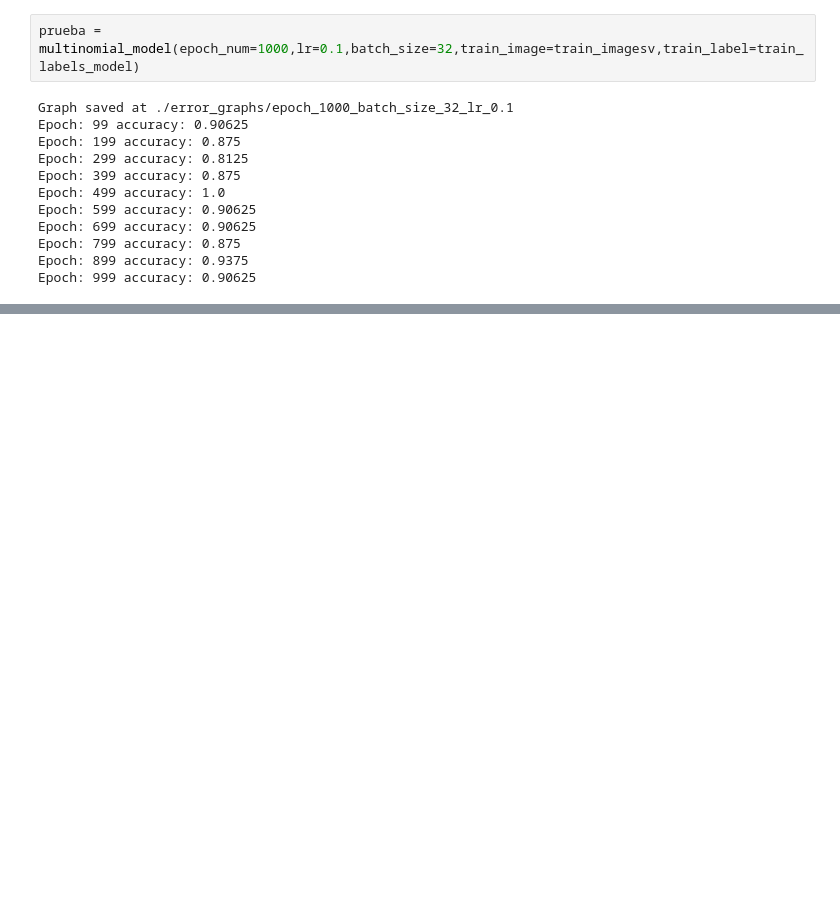
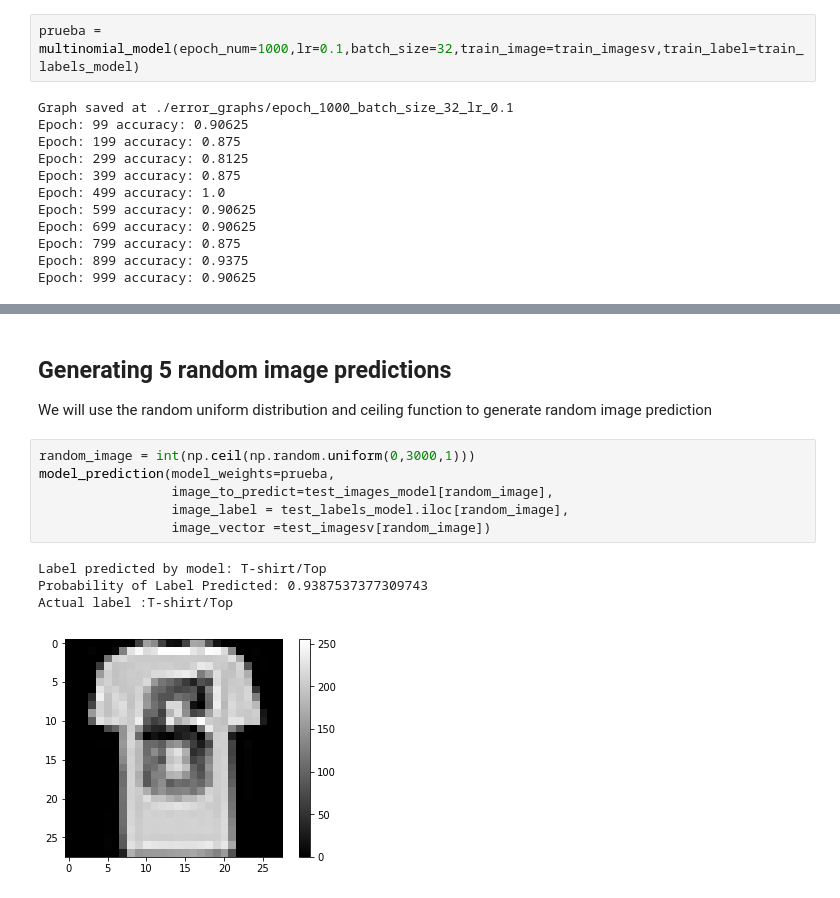
Before and after one commit to Tepi994/Statistical-Learning1, a Jupyter notebook: logistic_regression/Fashion_mnist.ipynb, the cells around one changed output, grey strips where cells are left out. Drawn from its saved outputs; the diff is of its cells as text; blank space fills up the shorter version.

Commit message:
classification function added

```diff
--- a/logistic_regression/Fashion_mnist.ipynb
+++ b/logistic_regression/Fashion_mnist.ipynb
@@ -358,0 +501,15 @@ len(prueba[0])
+# %% [markdown]
+## Generating 5 random image predictions
+
+We will use the random uniform distribution and ceiling function to generate random image prediction
+# %%
+random_image = int(np.ceil(np.random.uniform(0,3000,1)))
+model_prediction(model_weights=prueba,
+                 image_to_predict=test_images_model[random_image],
+                 image_label = test_labels_model.iloc[random_image],
+                 image_vector =test_imagesv[random_image])
+# %% [output]
+Label predicted by model: T-shirt/Top
+Probability of Label Predicted: 0.9387537377309743
+Actual label :T-shirt/Top
+[figure, added]
```
Also changed, not shown: parts of 29 cells of this notebook, 31 other files.
